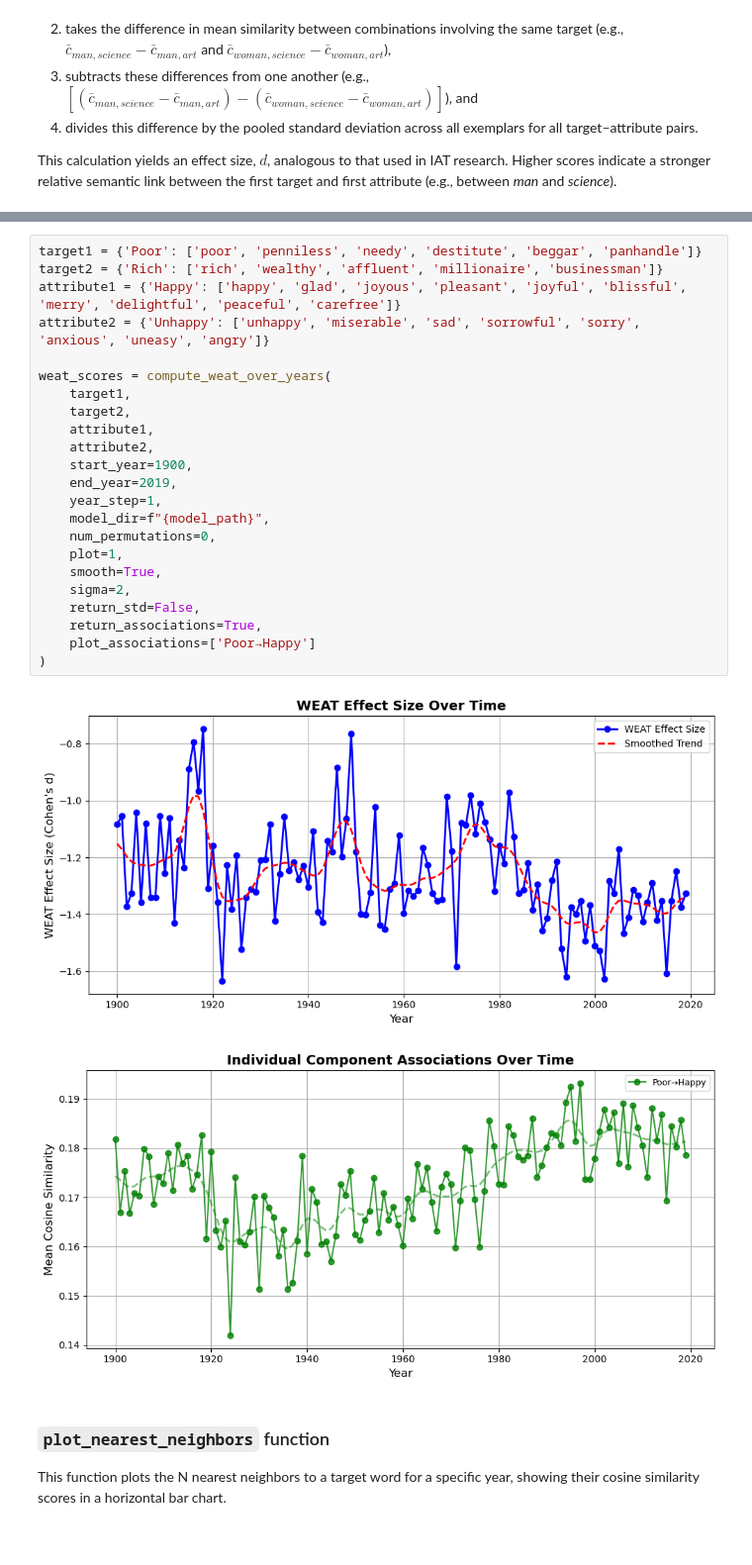
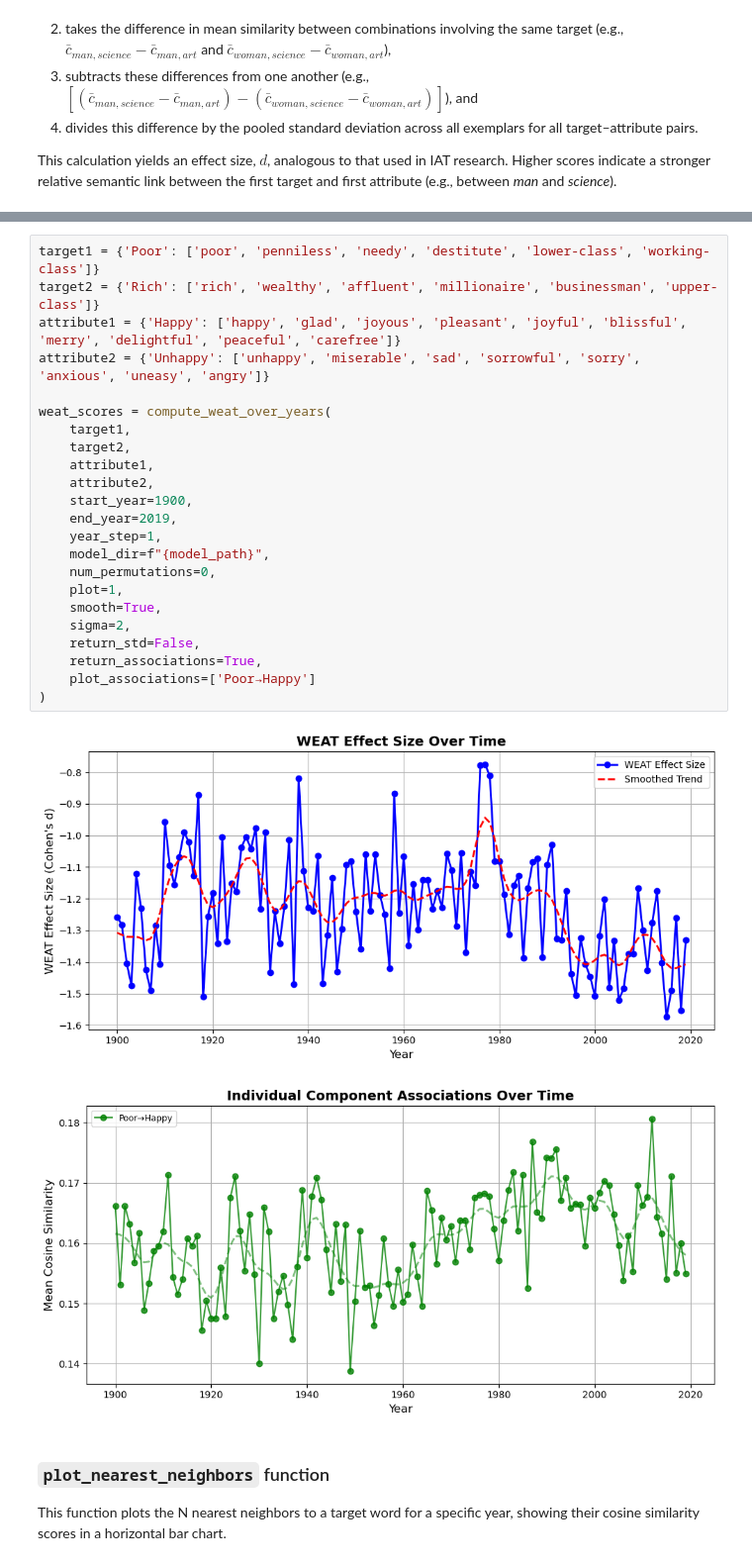
Before and after one commit to eric-d-knowles/lexichron, a Jupyter notebook: notebooks/ngrams_change_analysis_workflow.ipynb, the cells around one changed output, grey strips where cells are left out. Shown at 99% size. Drawn from its saved outputs; the diff is of its cells as text.

```diff
--- a/notebooks/ngrams_change_analysis_workflow.ipynb
+++ b/notebooks/ngrams_change_analysis_workflow.ipynb
@@ -215,29 +215,29 @@ WEAT effect size (Cohen's d) = -0.8192, p = 0.6720
 # %%
-target1 = {'Poor': ['poor', 'penniless', 'needy', 'destitute', 'beggar', 'panhandle']}
-target2 = {'Rich': ['rich', 'wealthy', 'affluent', 'millionaire', 'businessman']}
+target1 = {'Poor': ['poor', 'penniless', 'needy', 'destitute', 'lower-class', 'working-class']}
+target2 = {'Rich': ['rich', 'wealthy', 'affluent', 'millionaire', 'businessman', 'upper-class']}
 attribute1 = {'Happy': ['happy', 'glad', 'joyous', 'pleasant', 'joyful', 'blissful', 'merry', 'delightful', 'peaceful', 'carefree']}
 attribute2 = {'Unhappy': ['unhappy', 'miserable', 'sad', 'sorrowful', 'sorry', 'anxious', 'uneasy', 'angry']}
 
 weat_scores = compute_weat_over_years(
     target1,
     target2,
     attribute1,
     attribute2,
     start_year=1900,
     end_year=2019,
     year_step=1,
     model_dir=f"{model_path}",
     num_permutations=0,
     plot=1,
     smooth=True,
     sigma=2,
     return_std=False,
     return_associations=True,
     plot_associations=['Poor→Happy']
 )
 # %% [output]
-[figure, old version]
+[figure, new version]
-[figure, old version]
+[figure, new version]
 # %% [markdown]
 ### `plot_nearest_neighbors` function
 
```
Also changed, not shown: parts of 12 cells of this notebook, 3 other files.
